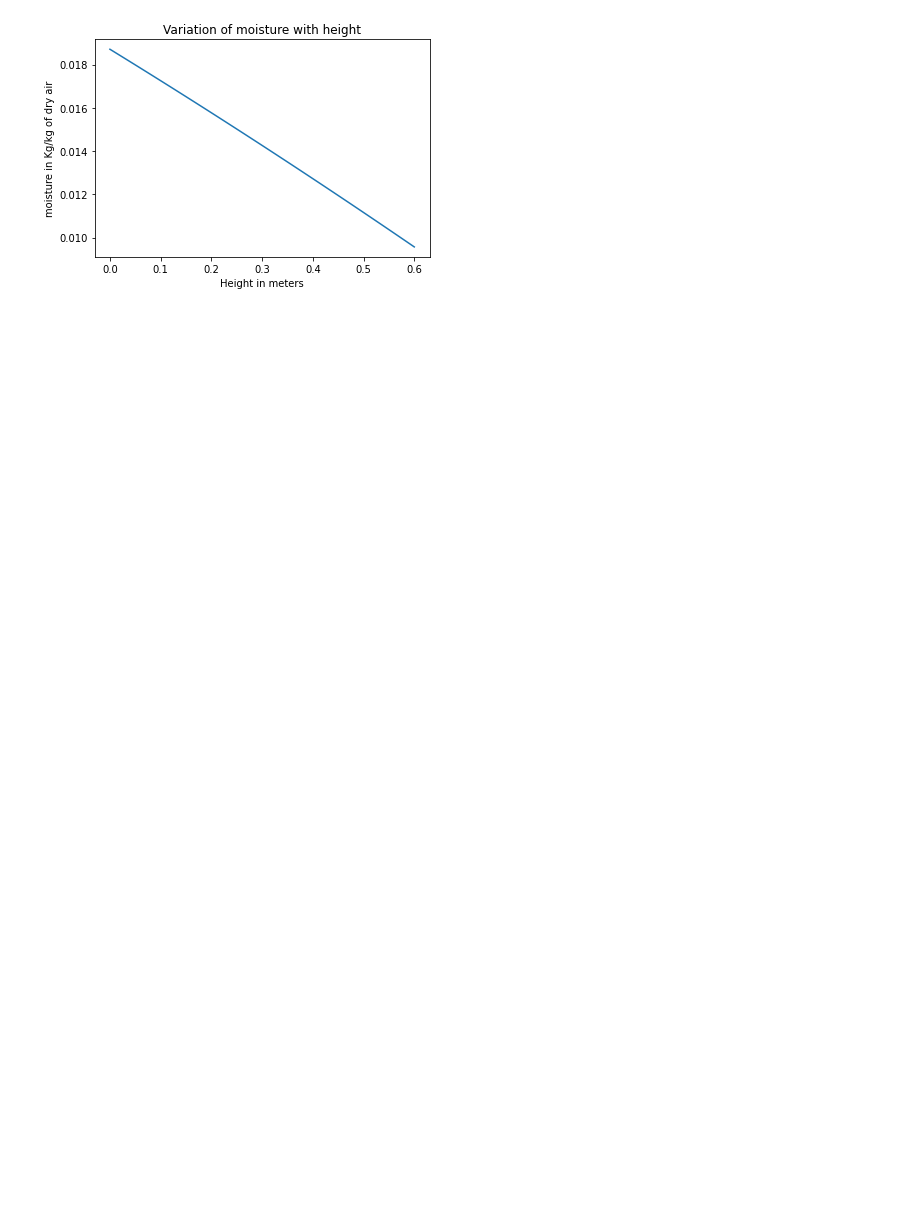
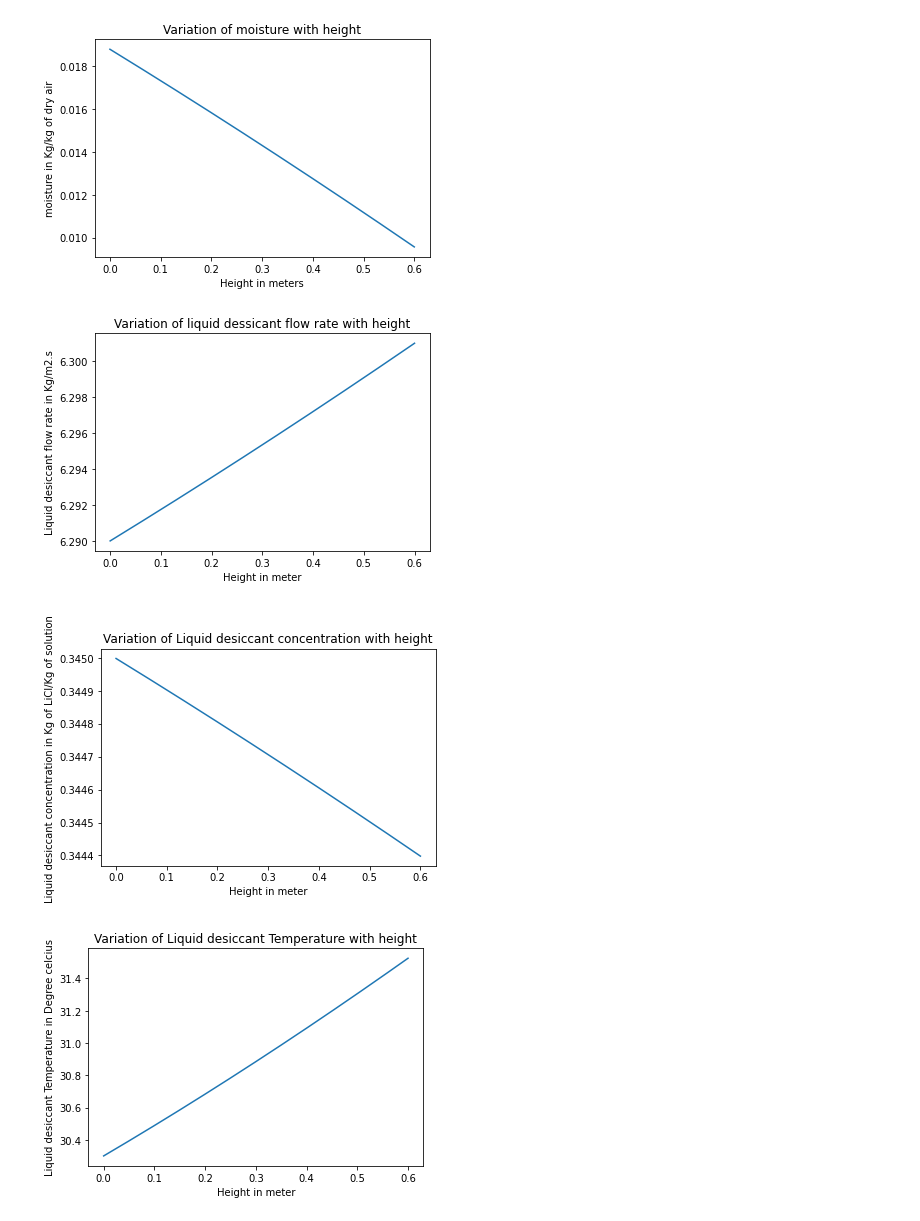
Before and after one commit to maheshmahajan133/29thMay_MAHESH, a Jupyter notebook: with_graphs_.ipynb, the cells around one changed output. Drawn from its saved outputs; the diff is of its cells as text; code cells hidden in the pictures; blank space fills up the shorter version.

```diff
--- a/with_graphs_.ipynb
+++ b/with_graphs_.ipynb
@@ -7,7 +7,7 @@ import numpy as np
 import matplotlib.pyplot as plt
 
 H=float(input("Enter the height of the column in meter:")) # meter
-m=float(input("Enter the number of the steps in the column for stepwise calculation(more the steps more the accuracy):"))
+m=int(input("Enter the number of the steps in the column for stepwise calculation(more the steps more the accuracy):"))
 
 dz=H/m
 at=float(input("Enter the packing density of the dehumidifier in m2/m3:"))               #packing density  m2/m3
@@ -19,7 +19,7 @@ thickness_sheet=float(input("Enter the thickness_sheet in meter:"))         #thi
 void_fraction=(volume_of_tank-at*0.5*volume_of_tank*thickness_sheet)/(volume_of_tank)                #for 256 it comes out to be 0.872
 print("void_fraction:",void_fraction)
 Dp=6*(1-void_fraction)/at                                                             # Equivalent diameter of flow channel in meter
-print(" effetive diameter of the channel that, Dp in (meter)=",Dp)
+print("Effetive diameter of the channel that, Dp in (meter)=",Dp)
 
 L=desiccant_flow=float(input("Enter the Desiccant flow rate in Kg/m2.s :"))    #Desiccant flow rate in Kg/m2.s
 ratio=float(input("Enter the L/G ratio :"))                                 #Liquid to air flow rate
@@ -30,7 +30,12 @@ x=conc3=float(input("Enter the Concentration of the solution:"))
 dY_N=float(input("Enter the inlet specific moisture in Kg/Kg of dry air :")) #Kg/Kg of dry air
 
 dY_N1_list = []
-dz_list= np.linspace(0, H, 100)
+dL_N1_list= []
+dX_N1_list= []
+dTL_N1_list=[]
+dTa_N1_list=[]
+
+dz_list= np.linspace(0, H, m)
 n=0
 while m>n :
   T=273.15+t_air
@@ -201,6 +206,10 @@ while m>n :
 
 
   dY_N1_list.append(dY_N1)
+  dL_N1_list.append(dL_N1)
+  dX_N1_list.append(dX_N1)
+  dTL_N1_list.append(dTL_N1)
+  dTa_N1_list.append(dTa_N1)
   L=dL_N1
   G=L/ratio
   t_air=dTa_N1
@@ -228,4 +237,62 @@ plt.title('Variation of moisture with height')
 
 # function to show the plot
 plt.show()
+
+
+
+
+# plotting the points
+plt.plot(dz_list, dL_N1_list)
+# naming the x axis
+plt.xlabel('Height in meter')
+# naming the y axis
+plt.ylabel('Liquid desiccant flow rate in Kg/m2.s')
+
+# giving a title to my graph
+plt.title('Variation of liquid dessicant flow rate with height')
+
+# function to show the plot
+plt.show()
+
+
+# plotting the points
+plt.plot(dz_list, dX_N1_list)
+# naming the x axis
+plt.xlabel('Height in meter')
+# naming the y axis
+plt.ylabel('Liquid desiccant concentration in Kg of LiCl/Kg of solution ')
+
+# giving a title to my graph
+plt.title('Variation of Liquid desiccant concentration with height')
+
+# function to show the plot
+plt.show()
+
+
+# plotting the points
+plt.plot(dz_list, dTL_N1_list)
+# naming the x axis
+plt.xlabel('Height in meter')
+# naming the y axis
+plt.ylabel('Liquid desiccant Temperature in Degree celcius')
+
+# giving a title to my graph
+plt.title('Variation of Liquid desiccant Temperature with height')
+
+# function to show the plot
+plt.show()
+
+
+# plotting the points
+plt.plot(dz_list, dTa_N1_list)
+# naming the x axis
+plt.xlabel('Height in meter')
+# naming the y axis
+plt.ylabel('Air Temperature in Degree celcius')
+
+# giving a title to my graph
+plt.title('Variation of Air Temperature with height')
+
+# function to show the plot
+plt.show()
 # %% [output]
@@ -232 +316,4 @@ plt.show()
 [figure]
+[figure, added]
+[figure, added]
+[figure, added]
```
Also changed, not shown: parts of 1 cell of this notebook.
